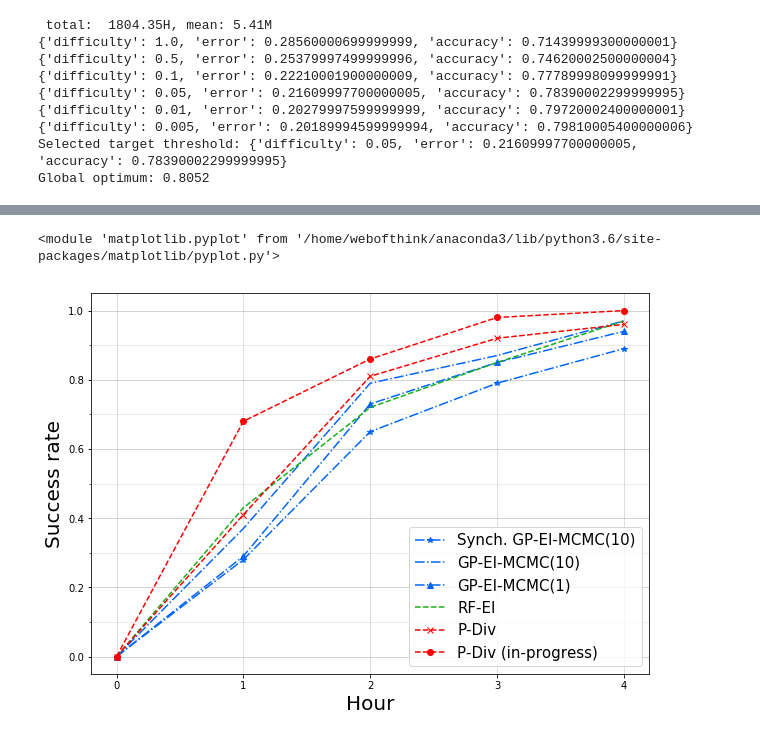
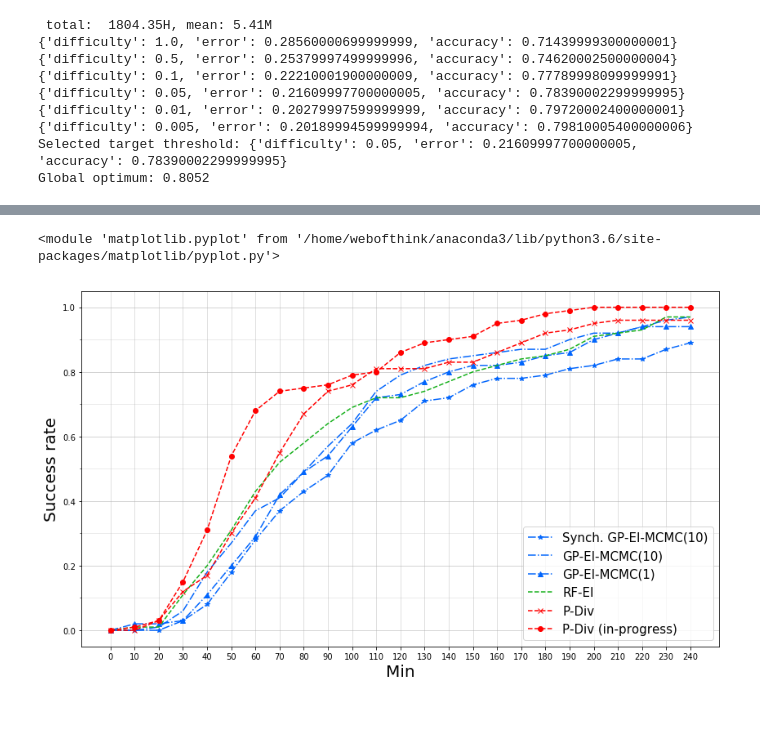
Before and after one commit to yongjinkim49/ecml, a Jupyter notebook: results/[ICML19] CIFAR10-VGG performance evaluation.ipynb, the cells around one changed output, grey strips where cells are left out. Cells and saved outputs as stored; diff of their text form; code cells hidden in the pictures.

```diff
--- a/results/[ICML19] CIFAR10-VGG performance evaluation.ipynb
+++ b/results/[ICML19] CIFAR10-VGG performance evaluation.ipynb
@@ -96,50 +113,49 @@ draw_success_rate_fig(results, target_goal =s['accuracy'], x_max=24*5 +1, criter
 # Read parallel optimization results ( 6 processors)
 results_6 = {}
 size = 6
-x_unit = '10min'
-max_x = 4 * 6
+max_x = 2 * 6 + 1
 opt_secs = 14400
 postfix = "({})".format(num_trials)
-path = "./{}/T{}S/".format(dataset, opt_secs)
-results_6['Synch. GP-EI-MCMC(10)'] = load_json(path + 'SYNC-BATCH.M6.None.None.6GP-EI' + postfix + '.json')
-results_6['GP-EI-MCMC(10)'] = load_json(path + 'ASYNC-BATCH.M6.None.None.6GP-EI' + postfix + '.json')
-results_6['GP-EI-MCMC(1)'] = load_json(path + 'ASYNC-BATCH.M6.None.None.6GP-EI-no_mcmc' + postfix + '.json')
-results_6['RF-EI'] = load_json(path + 'ASYNC-BATCH.M6.None.None.6RF-EI' + postfix + '.json')
-results_6['P-Div (in-progress)'] = load_json(path + 'ASYNC-BATCH.M6.premature.None.hybrid' + postfix + '.json')
-results_6['P-Div'] = load_json(path + 'ASYNC-BATCH.M6.None.None.no_failover' + postfix + '.json')
+p_path = "./{}/T{}S/".format(dataset, opt_secs)
+results_6['Synch. GP-EI-MCMC(10)'] = load_json(p_path + 'SYNC-BATCH.M6.None.None.6GP-EI' + postfix + '.json')
+results_6['GP-EI-MCMC(10)'] = load_json(p_path + 'ASYNC-BATCH.M6.None.None.6GP-EI' + postfix + '.json')
+results_6['GP-EI-MCMC(1)'] = load_json(p_path + 'ASYNC-BATCH.M6.None.None.6GP-EI-no_mcmc' + postfix + '.json')
+results_6['RF-EI'] = load_json(p_path + 'ASYNC-BATCH.M6.None.None.6RF-EI' + postfix + '.json')
+results_6['P-Div (in-progress)'] = load_json(p_path + 'ASYNC-BATCH.M6.premature.None.hybrid' + postfix + '.json')
+results_6['P-Div'] = load_json(p_path + 'ASYNC-BATCH.M6.None.None.no_failover' + postfix + '.json')
 # %%
 def restyle(name):
     marker = ''
     color ='black'
     line_style = '--'
     if 'GP-EI' in name:
         line_style = '-.'
         color = 'xkcd:bright blue'
     elif 'RF-EI' in name:
         color = 'xkcd:green'
     elif '-Div' in name:
         color = 'red'
     if 'P-Div' == name:
         marker = 'x'
     elif 'P-Div (in-progress)' == name:
         marker = 'o'
     elif 'MCMC(1)' in name:
         marker = '^'
     elif 'Synch.' in name:
         marker = '*'
     return marker, color, line_style
 
 parallels = ['Synch. GP-EI-MCMC(10)', 'GP-EI-MCMC(10)', 'GP-EI-MCMC(1)', 'RF-EI', 'P-Div', 'P-Div (in-progress)']
 p_g = []
 for p in parallels:
     p_g.append({"opt": p})
 
-draw_success_rate_fig(results_6, s['accuracy'], max_x, x_unit='10min',
-                                              criteria='Hour', step_size=1, style_format=restyle,
-                                               parallel=p_g, width=10, height=7,  num_runs=num_trials )
+draw_success_rate_fig(results_6, s['accuracy'], 4*60 + 1, x_unit="Min",
+                                              step_size=10, style_format=restyle,
+                                               parallel=p_g, width=14, height=8,  num_runs=num_trials )
 # %% [output]
 <module 'matplotlib.pyplot' from '/home/webofthink/anaconda3/lib/python3.6/site-packages/matplotlib/pyplot.py'>
-[figure, old version]
+[figure, new version]
 # %%
 selected = ['Synch. GP-EI-MCMC(10)', 'GP-EI-MCMC(10)', 'GP-EI-MCMC(1)', 'RF-EI', 'P-Div (in-progress)']
 
```
Also changed, not shown: parts of 12 cells of this notebook, 5 other files.
